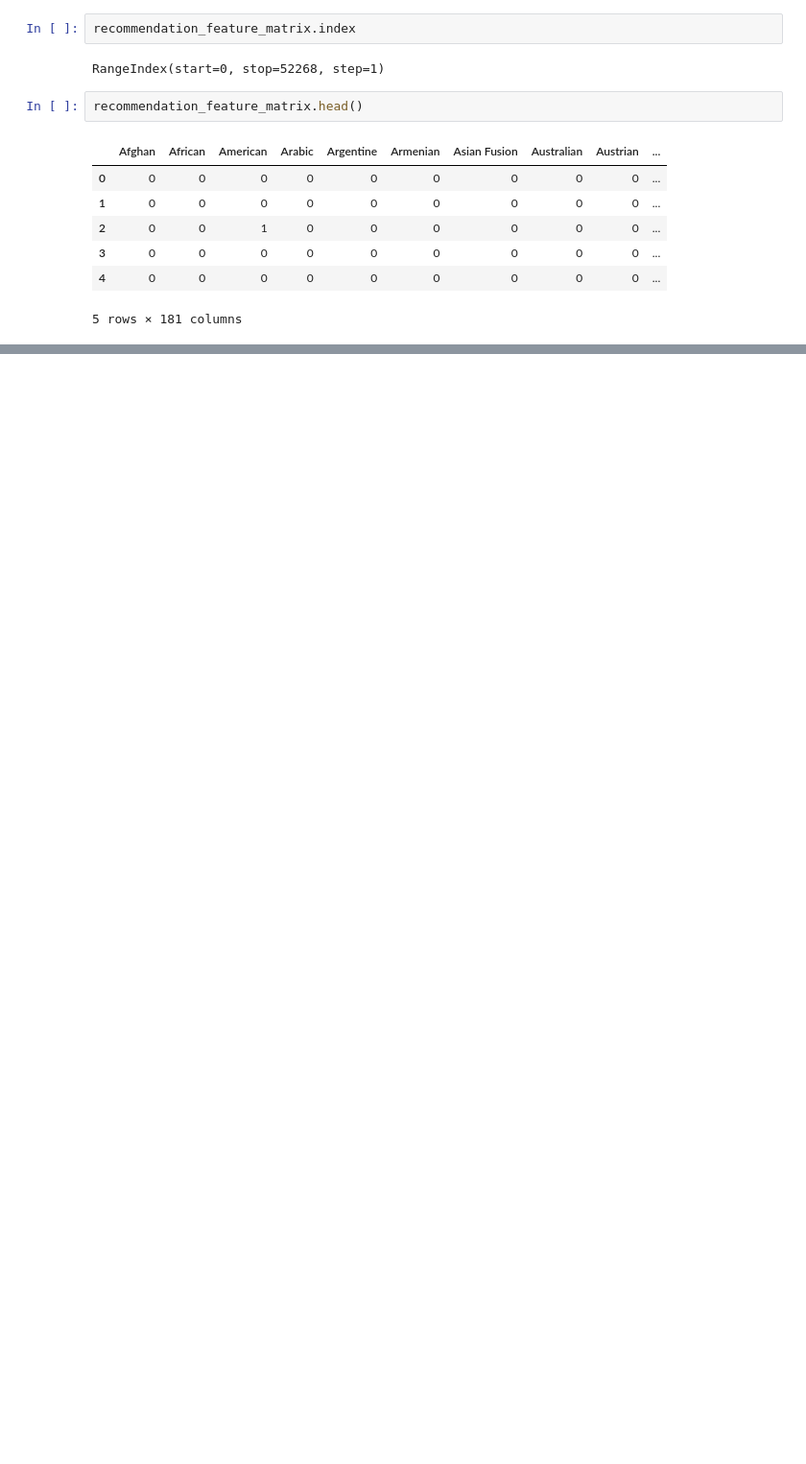
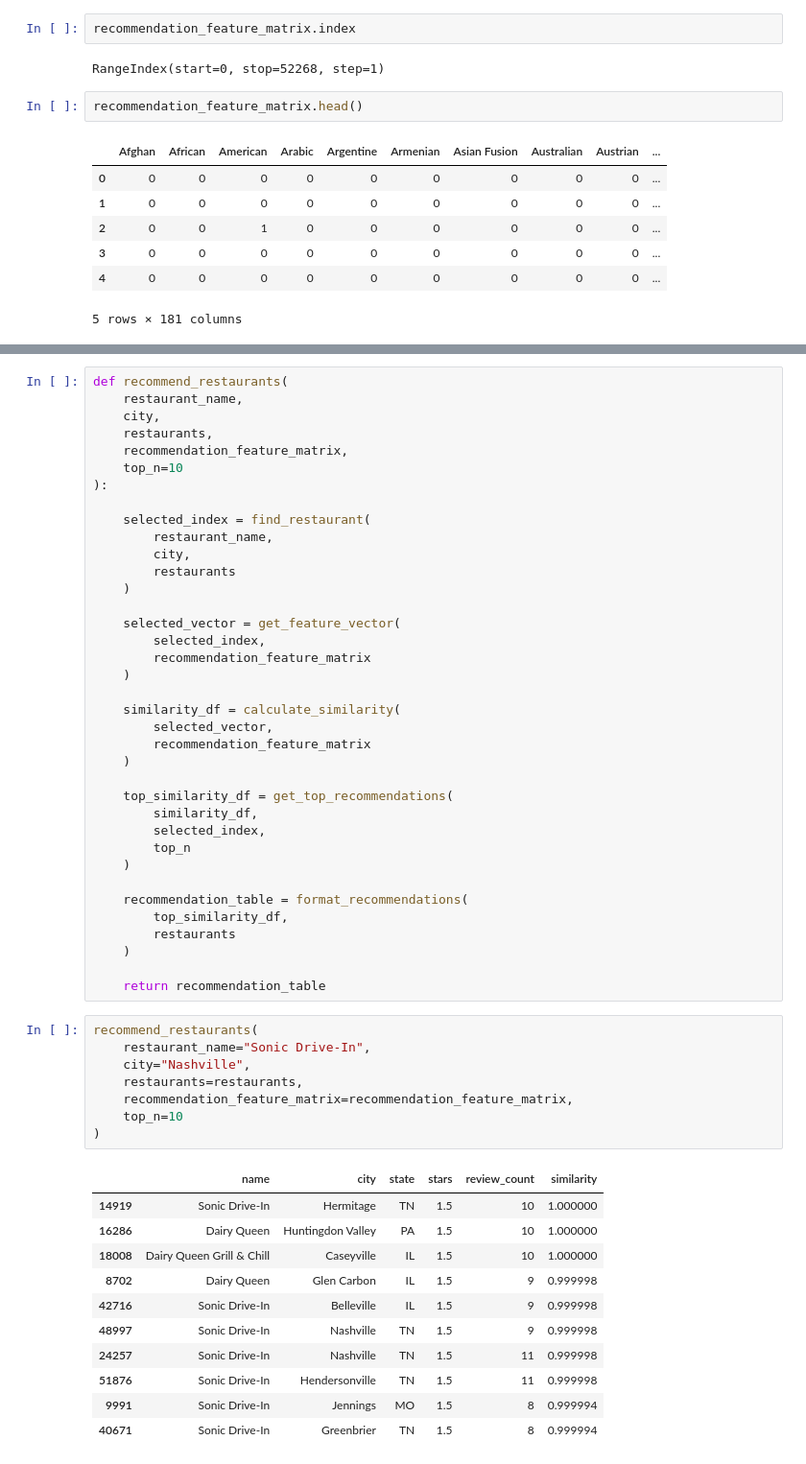
Before and after one commit to egaverilla-thestudent/Restaurant-Recommendation-System-Redux, a Jupyter notebook: notebooks/03_feature_engineering.ipynb, the cells around one changed output, grey strips where cells are left out. Shown at 96% size. Saved outputs shown, nothing was run; the diff lists cells and outputs as text; blank space fills up the shorter version.

```diff
--- a/notebooks/03_feature_engineering.ipynb
+++ b/notebooks/03_feature_engineering.ipynb
@@ -587,0 +509,57 @@ recommended_df
+# %%
+def recommend_restaurants(
+    restaurant_name,
+    city,
+    restaurants,
+    recommendation_feature_matrix,
+    top_n=10
+):
+
+    selected_index = find_restaurant(
+        restaurant_name,
+        city,
+        restaurants
+    )
+
+    selected_vector = get_feature_vector(
+        selected_index,
+        recommendation_feature_matrix
+    )
+
+    similarity_df = calculate_similarity(
+        selected_vector,
+        recommendation_feature_matrix
+    )
+
+    top_similarity_df = get_top_recommendations(
+        similarity_df,
+        selected_index,
+        top_n
+    )
+
+    recommendation_table = format_recommendations(
+        top_similarity_df,
+        restaurants
+    )
+
+    return recommendation_table
+# %%
+recommend_restaurants(
+    restaurant_name="Sonic Drive-In",
+    city="Nashville",
+    restaurants=restaurants,
+    recommendation_feature_matrix=recommendation_feature_matrix,
+    top_n=10
+)
+# %% [output]
+|  | name | city | state | stars | review_count | similarity |
+| 14919 | Sonic Drive-In | Hermitage | TN | 1.5 | 10 | 1.000000 |
+| 16286 | Dairy Queen | Huntingdon Valley | PA | 1.5 | 10 | 1.000000 |
+| 18008 | Dairy Queen Grill & Chill | Caseyville | IL | 1.5 | 10 | 1.000000 |
+| 8702 | Dairy Queen | Glen Carbon | IL | 1.5 | 9 | 0.999998 |
+| 42716 | Sonic Drive-In | Belleville | IL | 1.5 | 9 | 0.999998 |
+| 48997 | Sonic Drive-In | Nashville | TN | 1.5 | 9 | 0.999998 |
+| 24257 | Sonic Drive-In | Nashville | TN | 1.5 | 11 | 0.999998 |
+| 51876 | Sonic Drive-In | Hendersonville | TN | 1.5 | 11 | 0.999998 |
+| 9991 | Sonic Drive-In | Jennings | MO | 1.5 | 8 | 0.999994 |
+| 40671 | Sonic Drive-In | Greenbrier | TN | 1.5 | 8 | 0.999994 |
```
Also changed, not shown: parts of 20 cells of this notebook.
